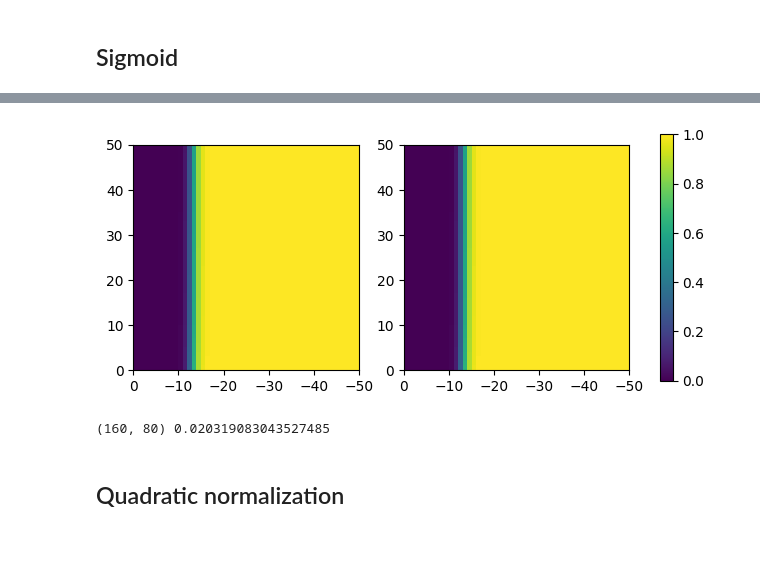
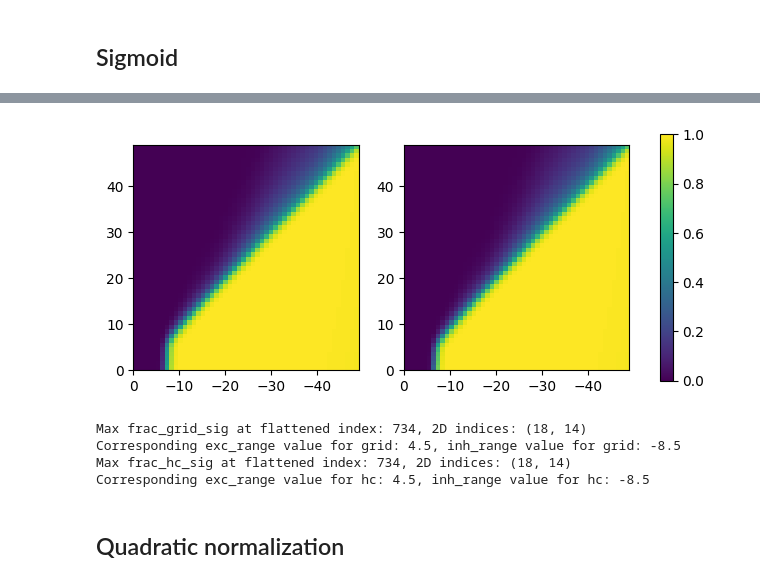
Before and after one commit to srujanakaluve/Master-s-Thesis-Projects, a Jupyter notebook: vectorHASH-cont-jax/test_jax.ipynb, the cells around one changed output, grey strips where cells are left out. Cells and saved outputs as stored; diff of their text form; code cells hidden in the pictures; blank space fills up the shorter version.

```diff
--- a/vectorHASH-cont-jax/test_jax.ipynb
+++ b/vectorHASH-cont-jax/test_jax.ipynb
@@ -271,9 +271,9 @@ def run_and_score_chunk(g0, h0, g_true, weights, lambdas, b, tau_g, tau_h, activ
 # %%
 lambdas = np.array([3, 4, 5])
 lambdas_static = tuple(int(l) for l in lambdas)
-scaffold = Scaffold(400, lambdas, 'sigmoid', gg_exc=0, gg_inh=0, gamma=0.0)
+scaffold = Scaffold(400, lambdas, 'sigmoid', gg_exc=0, gg_inh=0, gamma=0.6, dt=0.0075)
 
-g0_jax = jnp.asarray(scaffold.grid[:, :])
+g0_jax = jnp.zeros_like(scaffold.grid[:, :])
 g_true_jax = jnp.asarray(scaffold.grid[:, :])
 h0_jax = jnp.asarray(scaffold.hc[:, :])
 h0_norm   = jnp.linalg.norm(h0_jax, axis=0)
@@ -306,20 +311,33 @@ np.save('scaff_sig_h_finer.npy', h_errs)
 # %%
-grid_thresh, hc_thresh = 0.01, 0.1
+grid_thresh, hc_thresh = 0.3, 0.5
 
 frac_grid_sig = np.mean(g_errs < grid_thresh, axis=-1)
 frac_hc_sig   = np.mean(h_errs < hc_thresh, axis=-1)
 
 
 fig, ax = plt.subplots(1, 2, figsize=(8,8))
-ax[0].imshow(frac_grid_sig, extent=[0, -50, 0, 50], origin='lower', vmin=0, vmax=1)
-im = ax[1].imshow(frac_hc_sig, extent=[0, -50, 0, 50], origin='lower', vmin=0, vmax=1)
+ax[0].imshow(frac_grid_sig, extent=[inh_range[0], inh_range[-1], exc_range[0], exc_range[-1]], origin='lower', vmin=0, vmax=1)
+im = ax[1].imshow(frac_hc_sig, extent=[inh_range[0], inh_range[-1], exc_range[0], exc_range[-1]], origin='lower', vmin=0, vmax=1)
 cbar = fig.colorbar(im, ax=ax, shrink=0.4, pad=0.05)
 # %% [output]
-[figure, old version]
+[figure, new version]
-# %%
-print(frac_grid_sig.shape, frac_hc_sig.var())
-# %% [output]
-(160, 80) 0.020319083043527485
+# %%
+max_idx_flat_grid = np.argmax(frac_grid_sig)
+row_idx_grid, col_idx_grid = np.unravel_index(max_idx_flat_grid, frac_grid_sig.shape)
+
+max_idx_flat_hc = np.argmax(frac_hc_sig)
+row_idx_hc, col_idx_hc = np.unravel_index(max_idx_flat_hc, frac_hc_sig.shape)
+
+print(f"Max frac_grid_sig at flattened index: {max_idx_flat_grid}, 2D indices: ({row_idx_grid}, {col_idx_grid})")
+print(f"Corresponding exc_range value for grid: {exc_range[row_idx_grid]}, inh_range value for grid: {inh_range[col_idx_grid]}")
+
+print(f"Max frac_hc_sig at flattened index: {max_idx_flat_hc}, 2D indices: ({row_idx_hc}, {col_idx_hc})")
+print(f"Corresponding exc_range value for hc: {exc_range[row_idx_hc]}, inh_range value for hc: {inh_range[col_idx_hc]}")
+# %% [output]
+Max frac_grid_sig at flattened index: 734, 2D indices: (18, 14)
+Corresponding exc_range value for grid: 4.5, inh_range value for grid: -8.5
+Max frac_hc_sig at flattened index: 734, 2D indices: (18, 14)
+Corresponding exc_range value for hc: 4.5, inh_range value for hc: -8.5
 # %% [markdown]
 ## Quadratic normalization
 # %%
```
Also changed, not shown: parts of 8 cells of this notebook, 8 other files.
